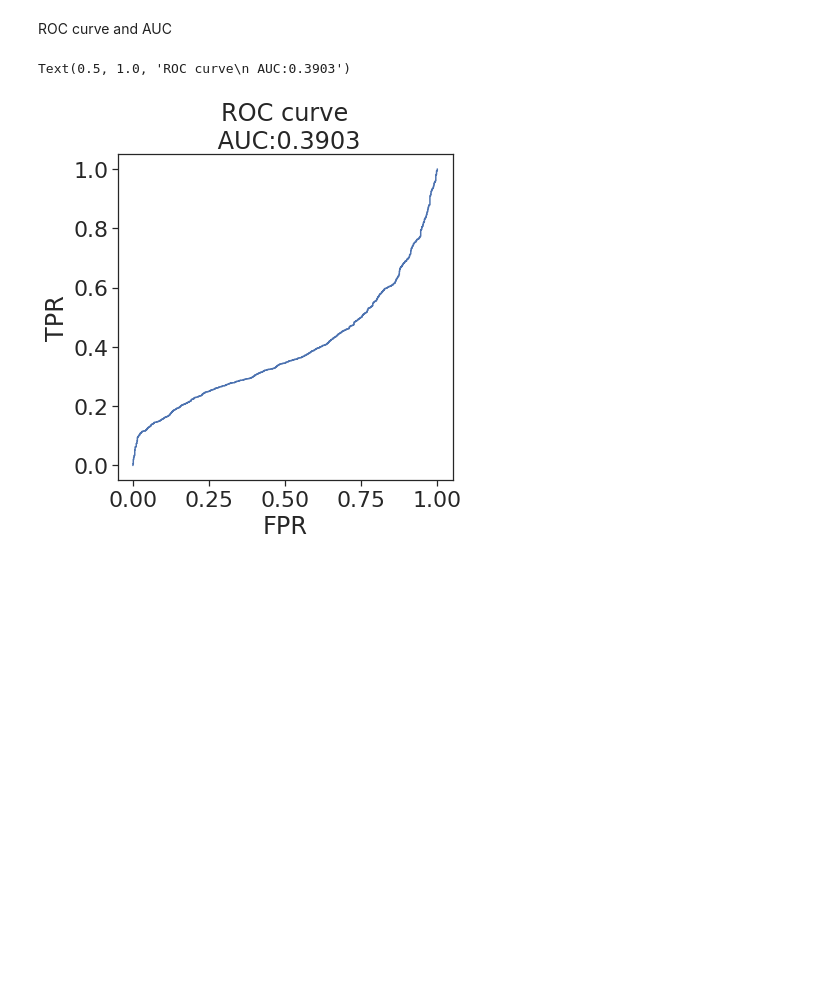
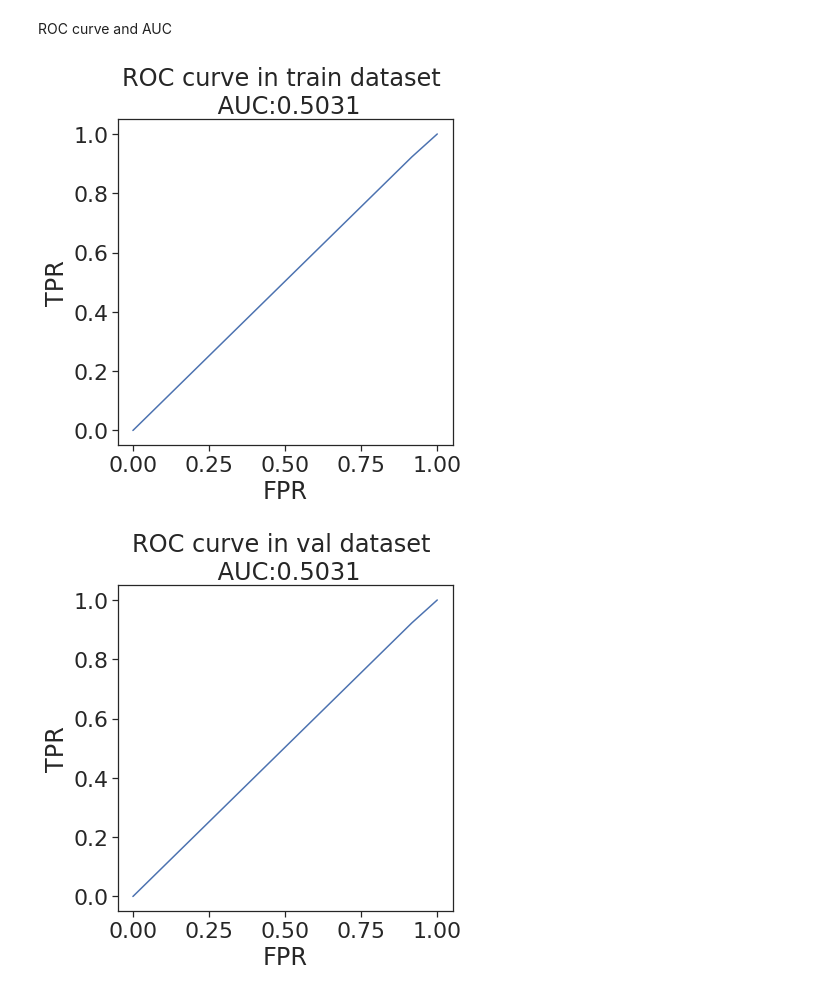
Before and after one commit to xph9876/FraudUserDetection, a Jupyter notebook: 3_Proposed_Methods.ipynb, the cells around one changed output. Drawn from its saved outputs; the diff is of its cells as text; code cells hidden in the pictures; blank space fills up the shorter version.

```diff
--- a/3_Proposed_Methods.ipynb
+++ b/3_Proposed_Methods.ipynb
@@ -208,9 +225,12 @@ torch.save(model.state_dict(), 'Model_weights.tar')
 Visualize training process
 # %%
 fig, ax = plt.subplots(figsize=(6,6))
-sns.set(style='ticks', font_scale=2)
-plt.plot(list(range(epochs)), losses)
+sns.set(style='ticks', font_scale=1.5)
+plt.plot(list(range(epochs)), train_losses, color='b', label='Train loss')
+plt.plot(list(range(0, epochs, report_epoch)), val_losses, color='r', label='Val. loss')
 plt.ylabel('MSE Loss')
 plt.xlabel('Epochs')
 plt.title('Training process')
+plt.legend()
+sns.despine()
 # %% [output]
@@ -221,13 +240,18 @@ Check accuracy
 # %%
 # generate labels
-labels = user_labels.cpu().detach().numpy()
-labels[labels>0.5] = 1
-labels[labels<0.5] = 0
+y_true = {}
+for k, v in labels.items():
+    y_true[k] = v.cpu().detach().numpy()
+    y_true[k][y_true[k]>0.5] = 1
+    y_true[k][y_true[k]<0.5] = 0
 # %%
 threshold = 0.5
-preds = y_pred.view(-1).cpu().detach().numpy()
-preds[preds > threshold] = 1
-preds[preds < threshold] = 0
-acc = np.sum(preds == labels)/len(preds)
-print(f'Accuracy: {acc:.4f}')
+model.eval()
+preds = {}
+for k, v in y_true.items():
+    preds[k] = model(data[k]).view(-1).cpu().detach().numpy()
+    preds[k][preds[k] > threshold] = 1
+    preds[k][preds[k] < threshold] = 0
+    acc = np.sum(preds[k] == v)/len(preds[k])
+    print(f'Accuracy for {k} dataset: {acc:.4f}')
 # %% [output]
@@ -235,14 +262,14 @@ Accuracy: 0.8667
 # %% [markdown]
 ROC curve and AUC
 # %%
-fpr, tpr, _ = roc_curve(labels, y_pred.view(-1).cpu().detach().numpy())
-roc_auc = auc(fpr, tpr)
-fig, ax = plt.subplots(figsize=(6,6))
-sns.set(style='ticks', font_scale=2)
-plt.plot(fpr, tpr)
-plt.ylabel('TPR')
-plt.xlabel('FPR')
-plt.title(f'ROC curve\n AUC:{roc_auc:.4f}')
+for k, v in y_true.items():
+    fpr, tpr, _ = roc_curve(v, preds[k])
+    roc_auc = auc(fpr, tpr)
+    fig, ax = plt.subplots(figsize=(6,6))
+    plt.plot(fpr, tpr)
+    plt.ylabel('TPR')
+    plt.xlabel('FPR')
+    plt.title(f'ROC curve in {k} dataset \n AUC:{roc_auc:.4f}')
 # %% [output]
-Text(0.5, 1.0, 'ROC curve\n AUC:0.3903')
-[figure, old version]
+[figure, new version]
+[figure, added]
```
Also changed, not shown: parts of 9 cells of this notebook.
